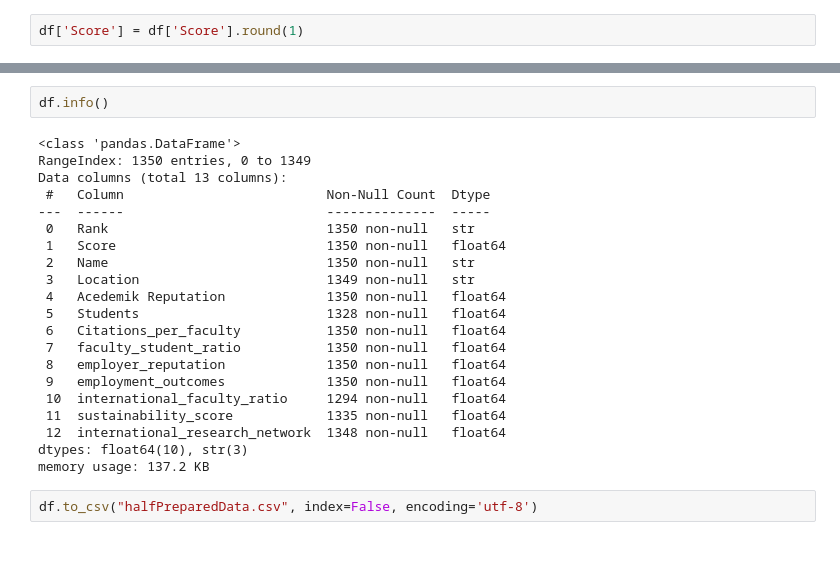
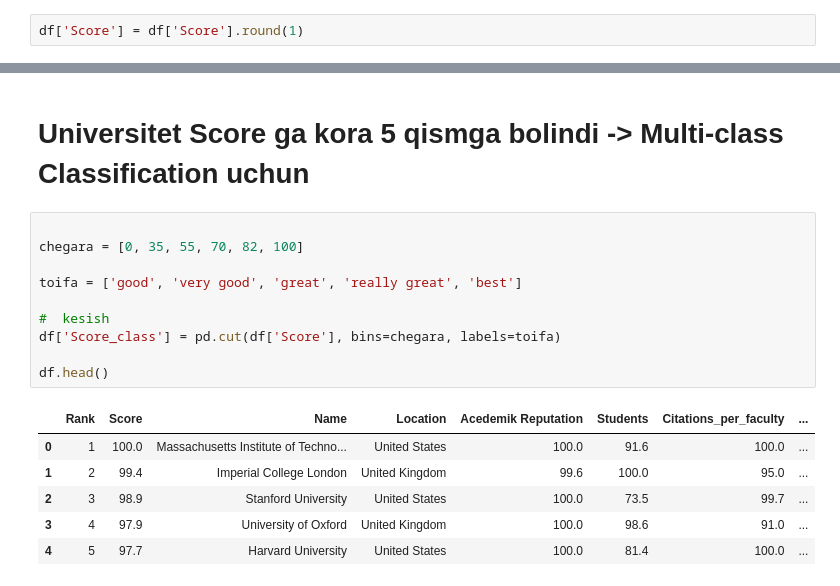
Before and after one commit to bunyod123/Modular_Programming_Projects, a Jupyter notebook: first_week_project/notebooks/data_preprocessing.ipynb, the cells around one changed output, grey strips where cells are left out. Saved outputs shown, nothing was run; the diff lists cells and outputs as text; blank space fills up the shorter version.

```diff
--- a/first_week_project/notebooks/data_preprocessing.ipynb
+++ b/first_week_project/notebooks/data_preprocessing.ipynb
@@ -127,25 +118,19 @@ df
-# %%
-df.info()
-# %% [output]
-<class 'pandas.DataFrame'>
-RangeIndex: 1350 entries, 0 to 1349
-Data columns (total 13 columns):
- #   Column                          Non-Null Count  Dtype
----  ------                          --------------  -----
- 0   Rank                            1350 non-null   str
- 1   Score                           1350 non-null   float64
- 2   Name                            1350 non-null   str
- 3   Location                        1349 non-null   str
- 4   Acedemik Reputation             1350 non-null   float64
- 5   Students                        1328 non-null   float64
- 6   Citations_per_faculty           1350 non-null   float64
- 7   faculty_student_ratio           1350 non-null   float64
- 8   employer_reputation             1350 non-null   float64
- 9   employment_outcomes             1350 non-null   float64
- 10  international_faculty_ratio     1294 non-null   float64
- 11  sustainability_score            1335 non-null   float64
- 12  international_research_network  1348 non-null   float64
-dtypes: float64(10), str(3)
-memory usage: 137.2 KB
-# %%
-df.to_csv("halfPreparedData.csv", index=False, encoding='utf-8')
+# %% [markdown]
+# Universitet Score ga kora 5 qismga bolindi -> Multi-class Classification uchun
+# %%
+
+chegara = [0, 35, 55, 70, 82, 100]
+
+toifa = ['good', 'very good', 'great', 'really great', 'best']
+
+#  kesish
+df['Score_class'] = pd.cut(df['Score'], bins=chegara, labels=toifa)
+
+df.head()
+# %% [output]
+|  | Rank | Score | Name | Location | Acedemik Reputation | Students | Citations_per_faculty | ... |
+| 0 | 1 | 100.0 | Massachusetts Institute of Techno... | United States | 100.0 | 91.6 | 100.0 | ... |
+| 1 | 2 | 99.4 | Imperial College London | United Kingdom | 99.6 | 100.0 | 95.0 | ... |
+| 2 | 3 | 98.9 | Stanford University | United States | 100.0 | 73.5 | 99.7 | ... |
+| 3 | 4 | 97.9 | University of Oxford | United Kingdom | 100.0 | 98.6 | 91.0 | ... |
+| 4 | 5 | 97.7 | Harvard University | United States | 100.0 | 81.4 | 100.0 | ... |
```
Also changed, not shown: parts of 7 cells of this notebook, 3 other files.
